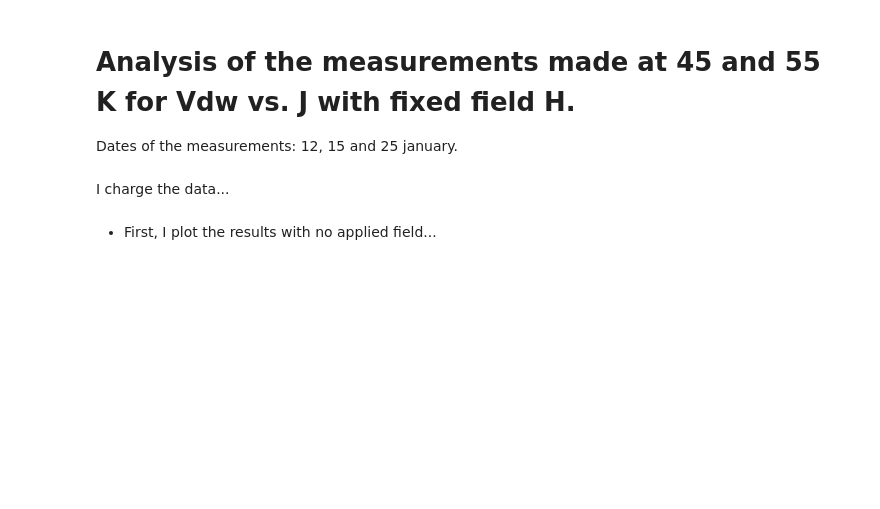
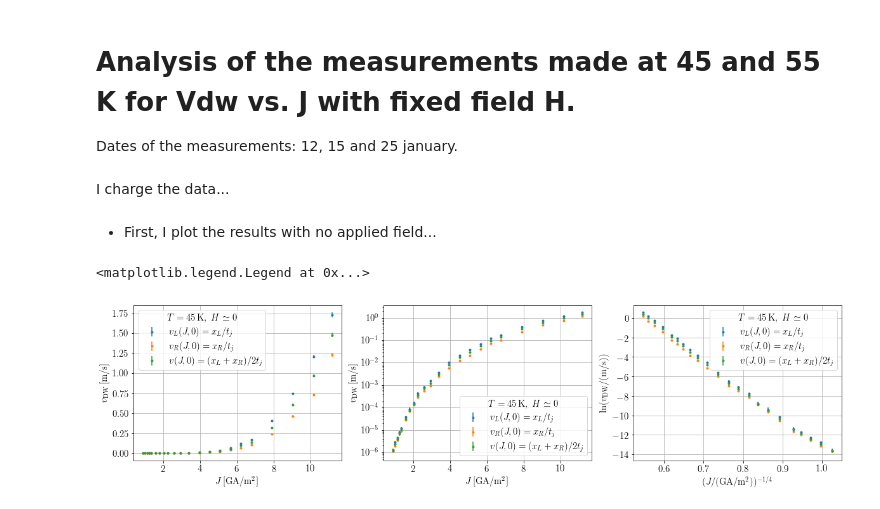
Before and after one commit to lucasjalbo/2018_01_VdwvsJ_fixedH_T45Kand55K, a Jupyter notebook: 2018_01_31_VdwvsJ_fixedH_T45Kand55K.ipynb, the cells around one changed output. Saved outputs shown, nothing was run; the diff lists cells and outputs as text; code cells hidden in the pictures; blank space fills up the shorter version.

```diff
--- a/2018_01_31_VdwvsJ_fixedH_T45Kand55K.ipynb
+++ b/2018_01_31_VdwvsJ_fixedH_T45Kand55K.ipynb
@@ -20,5 +20,43 @@ Vj_55K_H0, VdwL_55K_H0, err_VdwL_55K_H0, VdwR_55K_H0, err_VdwR_55K_H0, VdwJ_55K_
 Vj_55K_Vh120V, VdwJ_55K_Vh120V, err_VdwJ_55K_Vh120V, VdwH_55K_Vh120V, err_VdwH_55K_Vh120V = np.loadtxt('./GaMnAs_T55K_VdwJandVdwHvsVj_Vh120V.dat', unpack=True)
 # %%
 VdwH_45K_Vh100V_J0, err_VdwH_45K_Vh100V_J0 = 0.752976098901, 0.0295276791814
+# %%
+J_45K_H0 = Vj_45K_H0/(22140*4e-9*100e-6)*10**-9
+J_45K_Vh100V = Vj_45K_Vh100V/(22140*4e-9*100e-6)*10**-9
+J_55K_H0 = Vj_55K_H0/(22140*4e-9*100e-6)*10**-9
+J_55K_Vh120V = Vj_55K_Vh120V/(22140*4e-9*100e-6)*10**-9
 # %% [markdown]
 * First, I plot the results with no applied field...
+# %%
+fig, (g1, g2, g3) = plt.subplots(ncols=3, nrows=1, figsize = (20, 4.5))
+
+g1.errorbar(J_45K_H0, VdwL_45K_H0, yerr=err_VdwL_45K_H0, fmt='.', label=r'$ v_L(J,0) = x_L/t_j $')
+g1.errorbar(J_45K_H0, VdwR_45K_H0, yerr=err_VdwR_45K_H0, fmt='.', label=r'$ v_R(J,0) = x_R/t_j $')
+g1.errorbar(J_45K_H0, VdwJ_45K_H0, yerr=err_VdwJ_45K_H0, fmt='.', label=r'$ v(J,0) = (x_L+x_R)/2t_j $')
+g1.grid()
+g1.set_xlabel(r'$ J\,[\mathrm{GA/m^{2}}] $')
+g1.set_ylabel(r'$ v_{\mathrm{DW}}\,[\mathrm{m/s}] $')
+g1.legend(title=r'$ T=45\,\mathrm{K},\;H \simeq 0 $')
+
+g2.errorbar(J_45K_H0, VdwL_45K_H0, yerr=err_VdwL_45K_H0, fmt='.', label=r'$ v_L(J,0) = x_L/t_j $')
+g2.errorbar(J_45K_H0, VdwR_45K_H0, yerr=err_VdwR_45K_H0, fmt='.', label=r'$ v_R(J,0) = x_R/t_j $')
+g2.errorbar(J_45K_H0, VdwJ_45K_H0, yerr=err_VdwJ_45K_H0, fmt='.', label=r'$ v(J,0) = (x_L+x_R)/2t_j $')
+g2.grid()
+g2.set_xlabel(r'$ J\,[\mathrm{GA/m^{2}}] $')
+g2.set_ylabel(r'$ v_{\mathrm{DW}}\,[\mathrm{m/s}] $')
+g2.legend(title=r'$ T=45\,\mathrm{K},\;H \simeq 0 $')
+g2.set_yscale('log')
+
+g3.errorbar(J_45K_H0**(-0.25), np.log(VdwL_45K_H0), yerr=err_VdwL_45K_H0/VdwL_45K_H0, fmt='.', label=r'$ v_L(J,0) = x_L/t_j $')
+g3.errorbar(J_45K_H0**(-0.25), np.log(VdwR_45K_H0), yerr=err_VdwR_45K_H0/VdwR_45K_H0, fmt='.', label=r'$ v_R(J,0) = x_R/t_j $')
+g3.errorbar(J_45K_H0**(-0.25), np.log(VdwJ_45K_H0), yerr=err_VdwJ_45K_H0/VdwJ_45K_H0, fmt='.', label=r'$ v(J,0) = (x_L+x_R)/2t_j $')
+g3.grid()
+g3.set_xlabel(r'$ (J/(\mathrm{GA/m^{2}}))^{-1/4} $')
+g3.set_ylabel(r'$ \ln (v_{\mathrm{DW}}/(\mathrm{m/s})) $')
+g3.legend(title=r'$ T=45\,\mathrm{K},\;H \simeq 0 $')
+
+#fig.tight_layout()
+#plt.savefig('', dpi = 150)
+# %% [output]
+<matplotlib.legend.Legend at 0x...>
+[figure, added]
```
Also changed, not shown: parts of 1 cell of this notebook.
